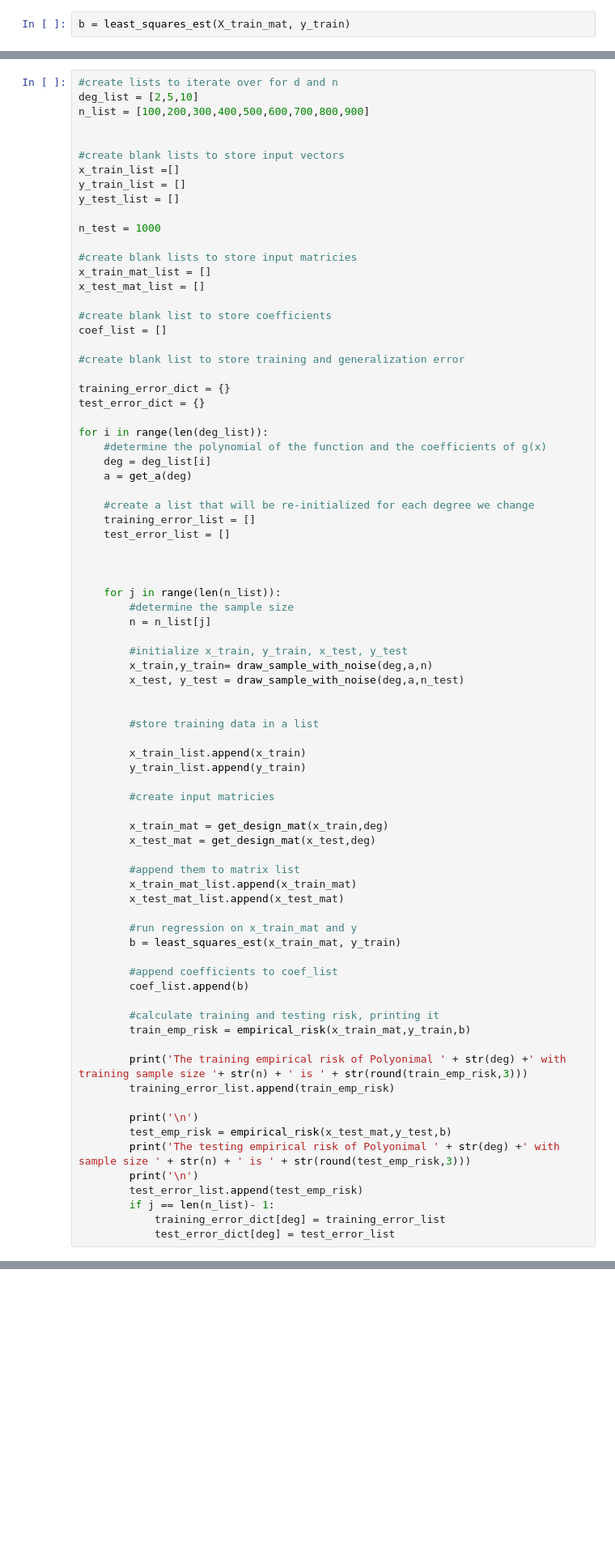
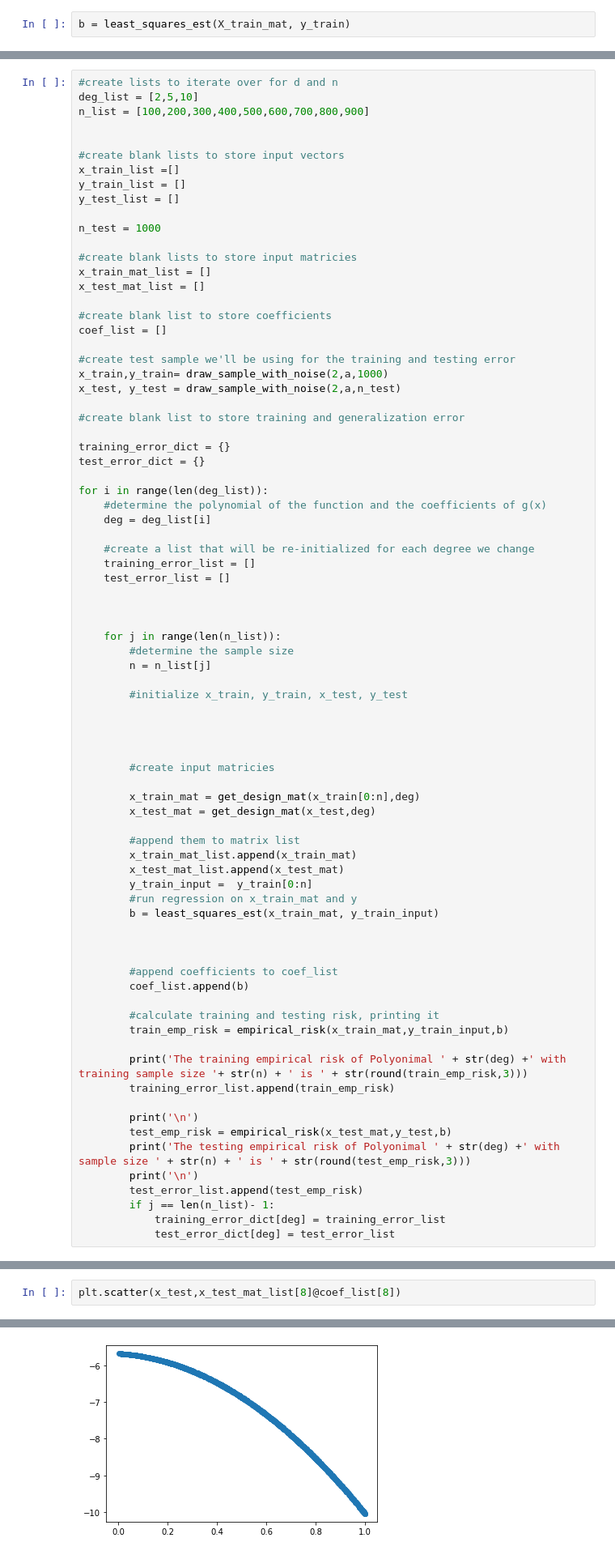
Before and after one commit to jgeorge313/Sem_2, a Jupyter notebook: DS_GA_1003/HW/hw1/DS_GA_1003_HW_1.ipynb, the cells around one changed output, grey strips where cells are left out. Shown at 81% size. Saved outputs shown, nothing was run; the diff lists cells and outputs as text; blank space fills up the shorter version.

```diff
--- a/DS_GA_1003/HW/hw1/DS_GA_1003_HW_1.ipynb
+++ b/DS_GA_1003/HW/hw1/DS_GA_1003_HW_1.ipynb
@@ -117,6 +139,10 @@ x_test_mat_list = []
 #create blank list to store coefficients
 coef_list = []
 
+#create test sample we'll be using for the training and testing error
+x_train,y_train= draw_sample_with_noise(2,a,1000)
+x_test, y_test = draw_sample_with_noise(2,a,n_test)
+
 #create blank list to store training and generalization error
 
 training_error_dict = {}
@@ -125,7 +151,6 @@ test_error_dict = {}
 for i in range(len(deg_list)):
     #determine the polynomial of the function and the coefficients of g(x)
     deg = deg_list[i]
-    a = get_a(deg)
 
     #create a list that will be re-initialized for each degree we change
     training_error_list = []
@@ -138,32 +163,29 @@ for i in range(len(deg_list)):
         n = n_list[j]
 
         #initialize x_train, y_train, x_test, y_test
-        x_train,y_train= draw_sample_with_noise(deg,a,n)
-        x_test, y_test = draw_sample_with_noise(deg,a,n_test)
 
 
-        #store training data in a list
 
-        x_train_list.append(x_train)
-        y_train_list.append(y_train)
 
         #create input matricies
 
-        x_train_mat = get_design_mat(x_train,deg)
+        x_train_mat = get_design_mat(x_train[0:n],deg)
         x_test_mat = get_design_mat(x_test,deg)
 
         #append them to matrix list
         x_train_mat_list.append(x_train_mat)
         x_test_mat_list.append(x_test_mat)
+        y_train_input =  y_train[0:n]
+        #run regression on x_train_mat and y
+        b = least_squares_est(x_train_mat, y_train_input)
 
-        #run regression on x_train_mat and y
-        b = least_squares_est(x_train_mat, y_train)
+
 
         #append coefficients to coef_list
         coef_list.append(b)
 
         #calculate training and testing risk, printing it
-        train_emp_risk = empirical_risk(x_train_mat,y_train,b)
+        train_emp_risk = empirical_risk(x_train_mat,y_train_input,b)
 
         print('The training empirical risk of Polyonimal ' + str(deg) +' with training sample size '+ str(n) + ' is ' + str(round(train_emp_risk,3)))
         training_error_list.append(train_emp_risk)
@@ -178,0 +232,3 @@ for i in range(len(deg_list)):
+# %%
+plt.scatter(x_test,x_test_mat_list[8]@coef_list[8])
+# %% [output]
@@ -178,0 +236 @@ for i in range(len(deg_list)):
+[figure, added]
```
Also changed, not shown: parts of 34 cells of this notebook.
